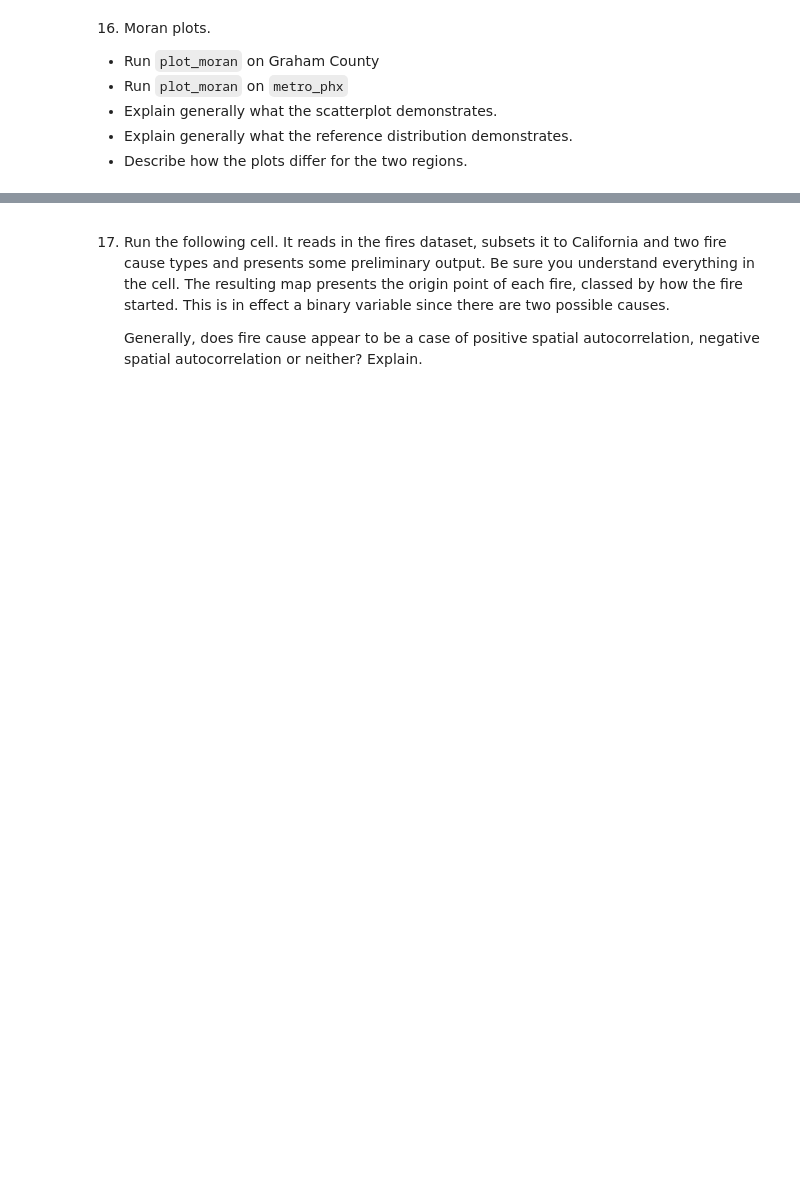
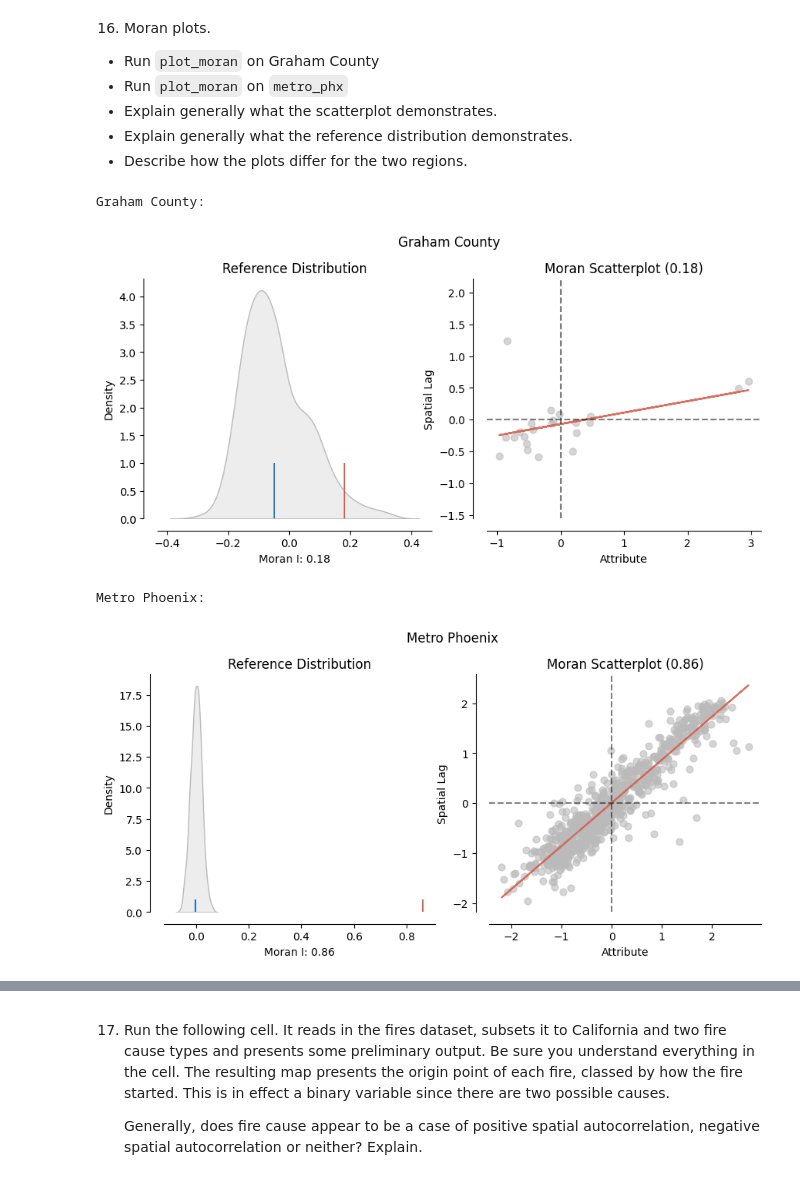
Before and after one commit to arrivingskills/da, a Jupyter notebook: exercises/exercise07.ipynb, the cells around one changed output, grey strips where cells are left out. Drawn from its saved outputs; the diff is of its cells as text; code cells hidden in the pictures; blank space fills up the shorter version.

```diff
--- a/exercises/exercise07.ipynb
+++ b/exercises/exercise07.ipynb
@@ -137,3 +286,11 @@ ax.set_axis_off();
    - Explain the null hypothesis
    - Can you reject the null hypothesis at the 0.01 level?
    - Is this positive or negative spatial autocorrelation?
+# %%
+from esda.moran import Moran
+from numpy.random import seed
+
+seed(12345)
+moran_phx = Moran(metro_phx['pct_dem'], w)
+print(f"Moran's I: {moran_phx.I:.4f}")
+print(f"p-value:   {moran_phx.p_sim:.4f}")
@@ -140,2 +306,17 @@ ax.set_axis_off();
 # %% [markdown]
 15. Repeat the previous question for Graham County.
+# %%
+# Subset to Graham County
+graham = votes.loc[votes.cnty_name == 'Graham',].copy()
+graham = graham.to_crs(2223)
+graham['pct_dem'] = (graham['votes_dem'] / graham['votes_total']) * 100
+
+# Create queen weights and row standardize
+w_graham = Queen.from_dataframe(graham)
+w_graham.transform = 'R'
+
+# Compute Moran's I
+seed(12345)
+moran_graham = Moran(graham['pct_dem'], w_graham)
+print(f"Moran's I: {moran_graham.I:.4f}")
+print(f"p-value:   {moran_graham.p_sim:.4f}")
@@ -146,3 +336,21 @@ ax.set_axis_off();
    - Explain generally what the scatterplot demonstrates.
    - Explain generally what the reference distribution demonstrates.
    - Describe how the plots differ for the two regions.
+# %%
+from splot.esda import plot_moran
+import matplotlib.pyplot as plt
+
+print("Graham County:")
+plot_moran(moran_graham, zstandard=True)
+plt.suptitle("Graham County", y=1.02)
+plt.show()
+
+print("\nMetro Phoenix:")
+plot_moran(moran_phx, zstandard=True)
+plt.suptitle("Metro Phoenix", y=1.02)
+plt.show()
+# %% [output]
+Graham County:
+[figure, added]
+Metro Phoenix:
+[figure, added]
```
Also changed, not shown: parts of 32 cells of this notebook, 7 other files.
